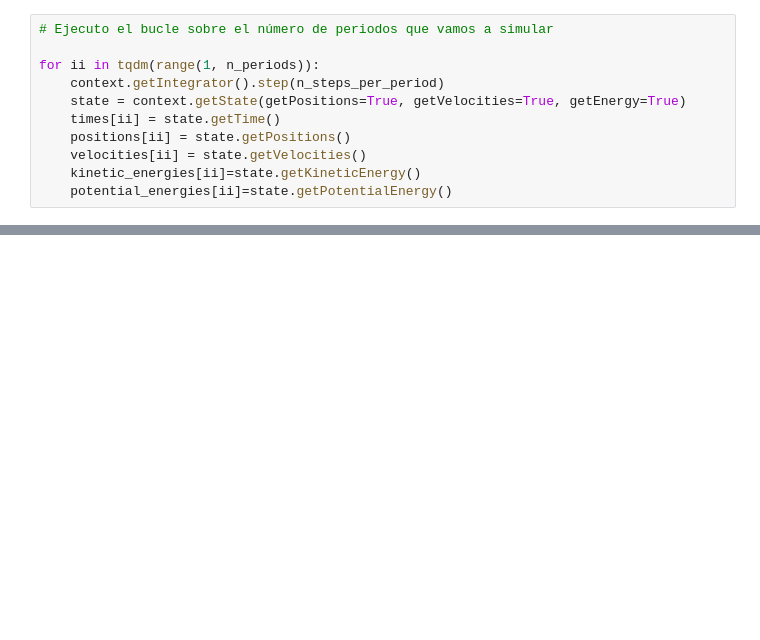
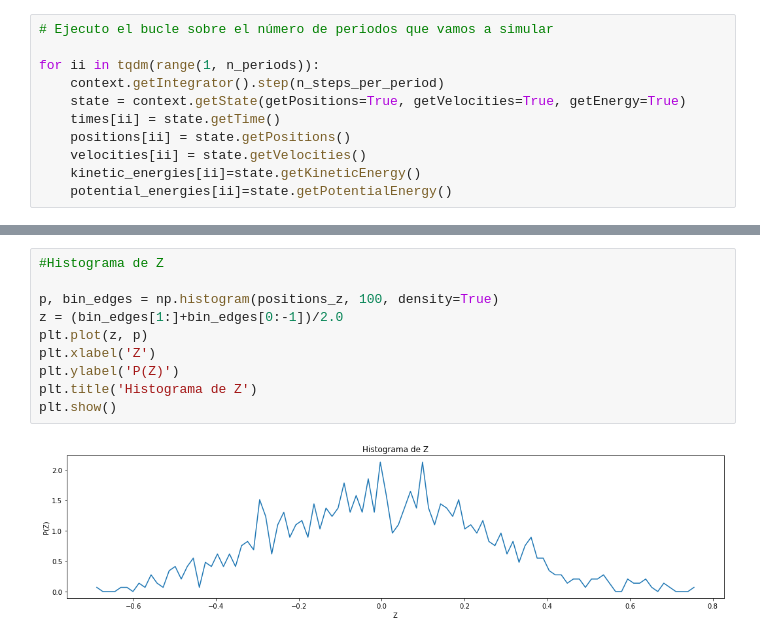
Before and after one commit to dprada/DIY_MD, a Jupyter notebook: Tarea3/Example.ipynb, the cells around one changed output, grey strips where cells are left out. Cells and saved outputs as stored; diff of their text form; blank space fills up the shorter version.

```diff
--- a/Tarea3/Example.ipynb
+++ b/Tarea3/Example.ipynb
@@ -134,0 +169,12 @@ plt.show()
+# %%
+#Histograma de Z
+
+p, bin_edges = np.histogram(positions_z, 100, density=True)
+z = (bin_edges[1:]+bin_edges[0:-1])/2.0
+plt.plot(z, p)
+plt.xlabel('Z')
+plt.ylabel('P(Z)')
+plt.title('Histograma de Z')
+plt.show()
+# %% [output]
+[figure, added]
```
Also changed, not shown: parts of 10 cells of this notebook.
